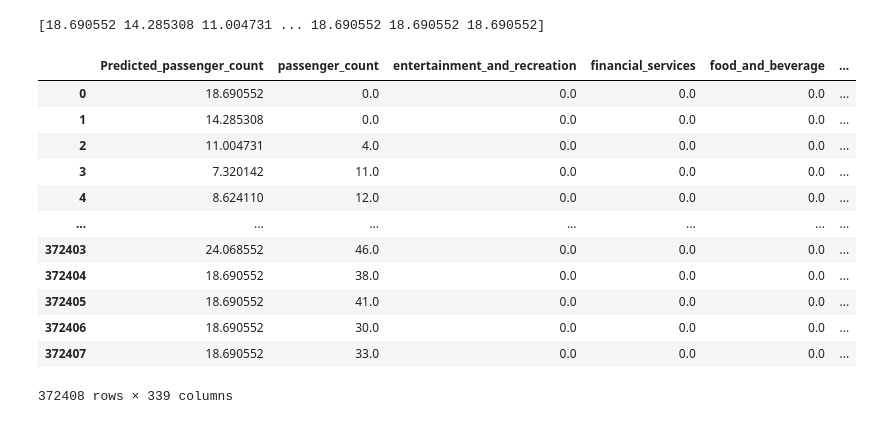
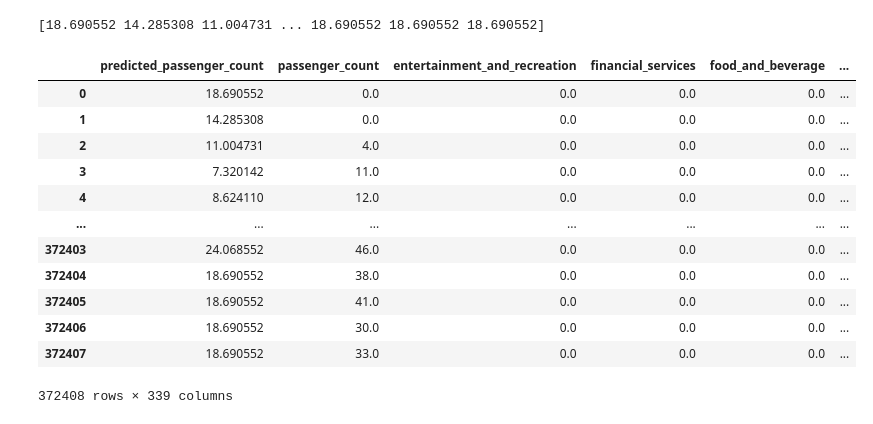
Before and after one commit to minhlynguyen/ucd-project-advantage, a Jupyter notebook: data-analytics/train_model_1/basic_model_only_XGboost.ipynb, the cells around one changed output. Cells and saved outputs as stored; diff of their text form; code cells hidden in the pictures.

```diff
--- a/data-analytics/train_model_1/basic_model_only_XGboost.ipynb
+++ b/data-analytics/train_model_1/basic_model_only_XGboost.ipynb
@@ -676,18 +676,18 @@ print(predictions)
 [18.690552 14.285308 11.004731 ... 18.690552 18.690552 18.690552]
 # %%
 # Convert predictions to a DataFrame
-predictions_df = pd.DataFrame(predictions, columns=['Predicted_passenger_count'])
+predictions_df = pd.DataFrame(predictions, columns=['predicted_passenger_count'])
 
 # Reset indices of your target_feature, features DataFrames to align with predictions_df
 target_feature.reset_index(drop=True, inplace=True)
 features.reset_index(drop=True, inplace=True)
 
 # Concatenate the target_feature, features and predictions dataframes
 result = pd.concat([predictions_df, target_feature, features], axis=1)
 
 result
 # %% [output]
-|  | Predicted_passenger_count | passenger_count | entertainment_and_recreation | financial_services | food_and_beverage | ... |
+|  | predicted_passenger_count | passenger_count | entertainment_and_recreation | financial_services | food_and_beverage | ... |
 | 0 | 18.690552 | 0.0 | 0.0 | 0.0 | 0.0 | ... |
 | 1 | 14.285308 | 0.0 | 0.0 | 0.0 | 0.0 | ... |
 | 2 | 11.004731 | 4.0 | 0.0 | 0.0 | 0.0 | ... |
```
